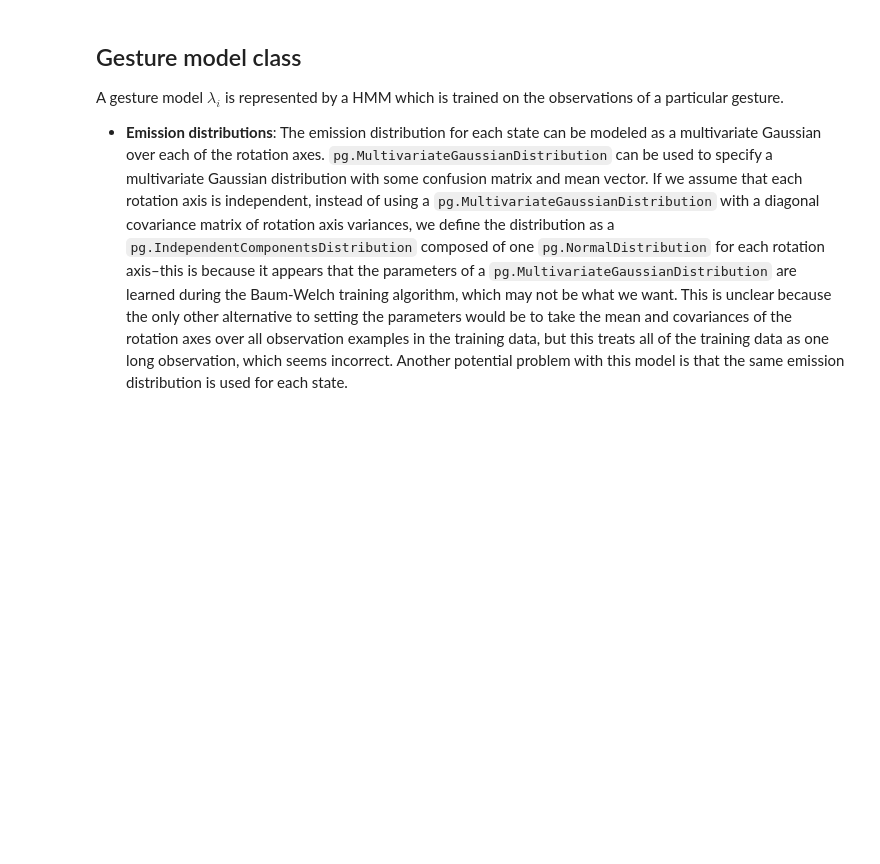
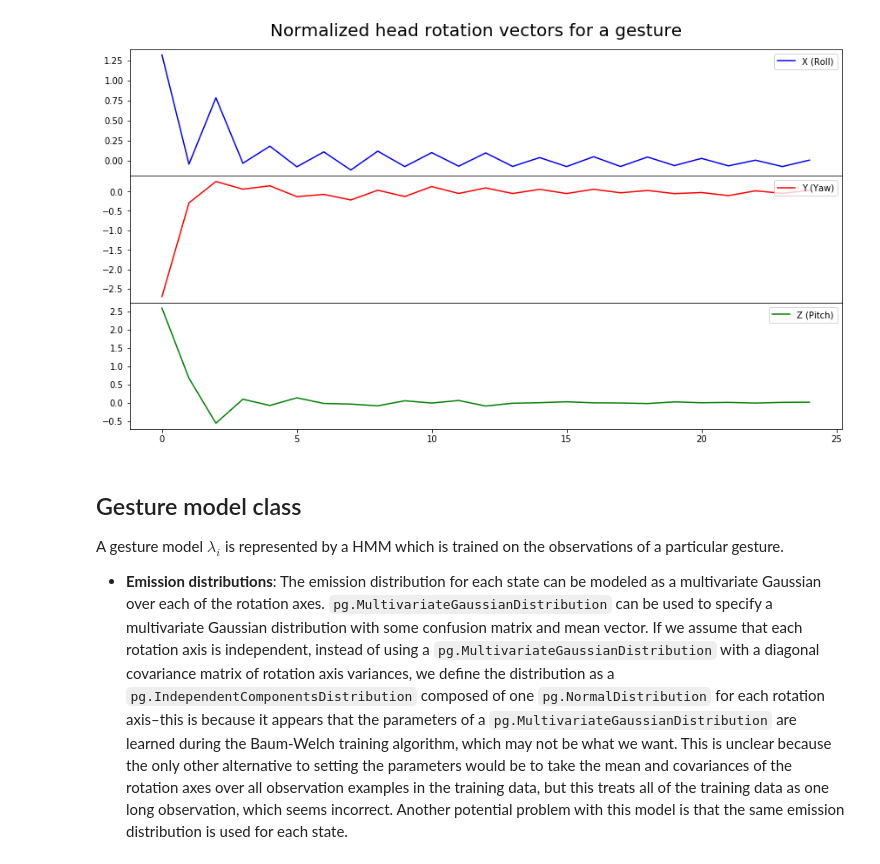
Before and after one commit to eonu/inf4-hons, a Jupyter notebook: sandbox/notebooks/Isolated Recognition.ipynb, the cells around one changed output. Cells and saved outputs as stored; diff of their text form; code cells hidden in the pictures; blank space fills up the shorter version.

```diff
--- a/sandbox/notebooks/Isolated Recognition.ipynb
+++ b/sandbox/notebooks/Isolated Recognition.ipynb
@@ -181,0 +203,4 @@ print('Test set size: {}'.format(len(y_test)))
+# %%
+plot_gesture(pre.transform(X_train[0]))
+# %% [output]
+[figure, added]
```
Also changed, not shown: parts of 22 cells of this notebook, 8 other files.
